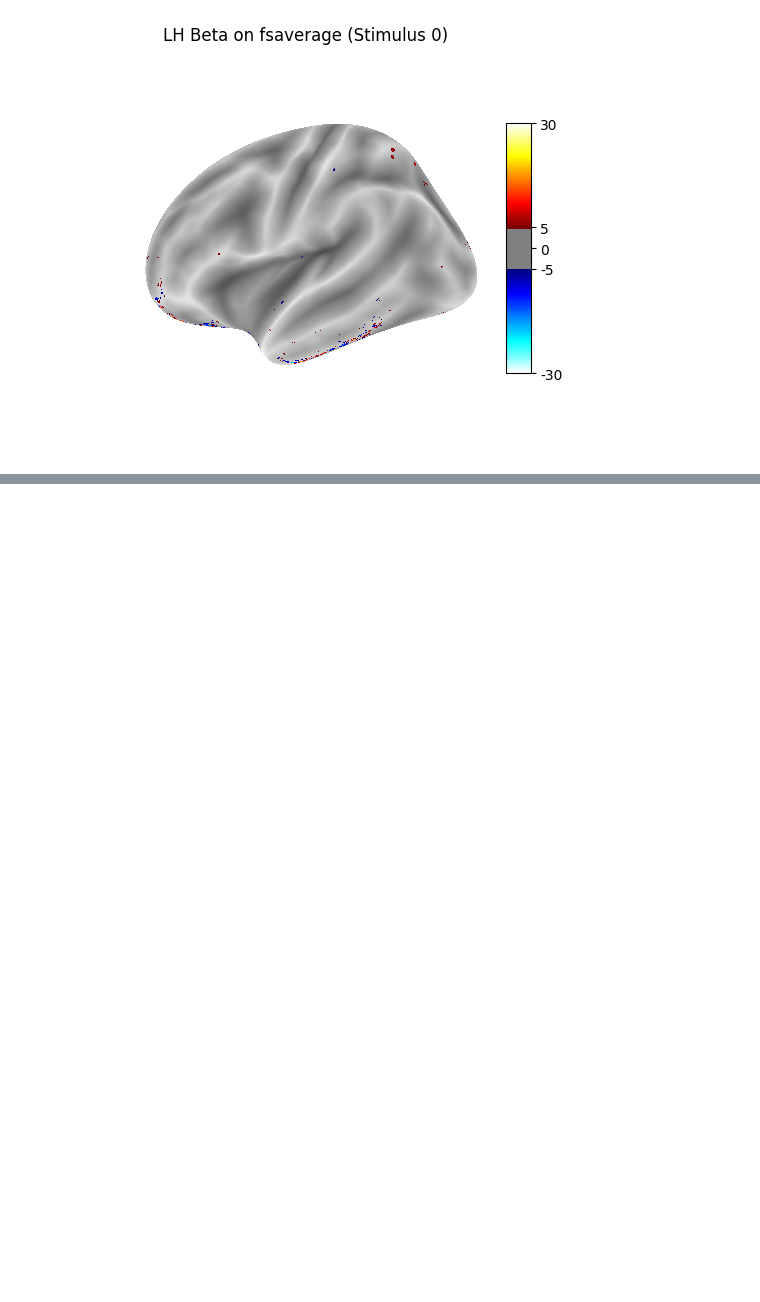
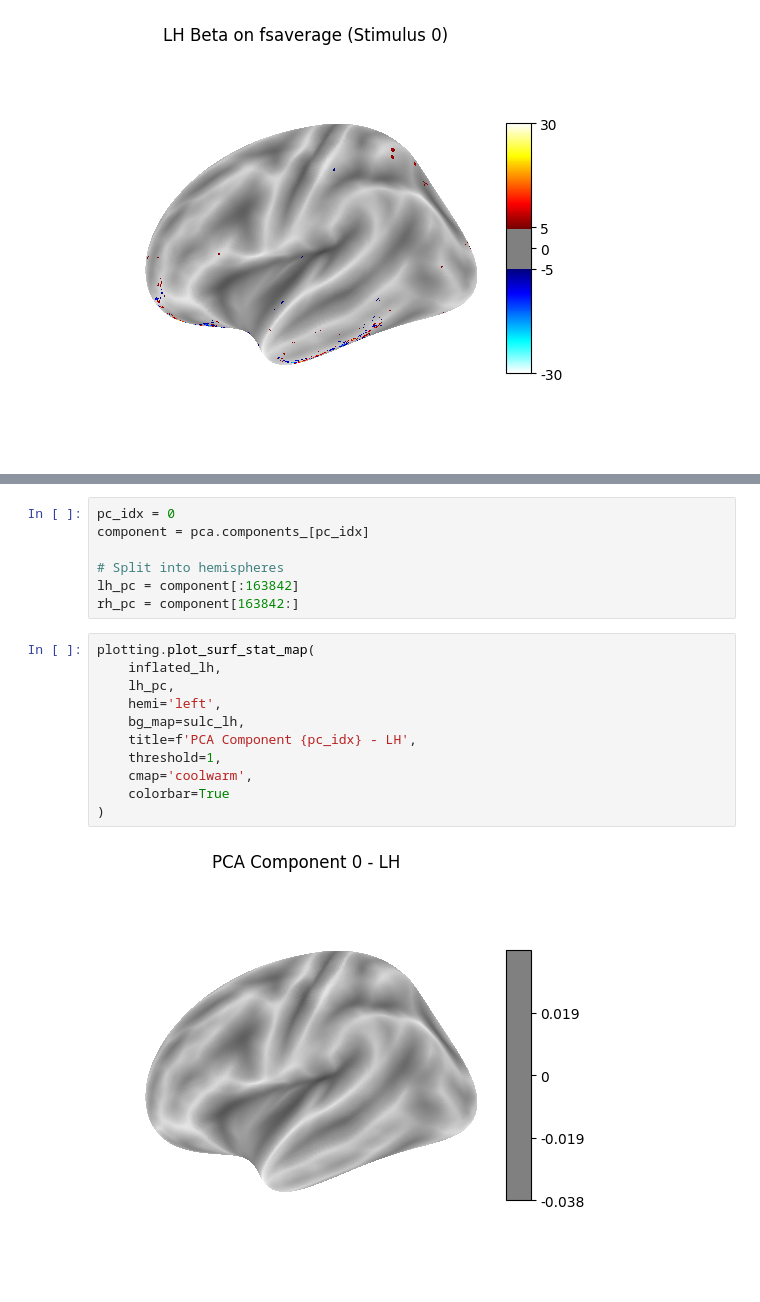
Before and after one commit to Precioux/Neuro4M, a Jupyter notebook: EDA.ipynb, the cells around one changed output, grey strips where cells are left out. Cells and saved outputs as stored; diff of their text form; blank space fills up the shorter version.

```diff
--- a/EDA.ipynb
+++ b/EDA.ipynb
@@ -159,0 +235,20 @@ plotting.plot_surf_stat_map(
+# %%
+pc_idx = 0
+component = pca.components_[pc_idx]
+
+# Split into hemispheres
+lh_pc = component[:163842]
+rh_pc = component[163842:]
+# %%
+plotting.plot_surf_stat_map(
+    inflated_lh,
+    lh_pc,
+    hemi='left',
+    bg_map=sulc_lh,
+    title=f'PCA Component {pc_idx} - LH',
+    threshold=1,
+    cmap='coolwarm',
+    colorbar=True
+)
+# %% [output]
+[figure, added]
```
Also changed, not shown: parts of 26 cells of this notebook, 27 other files.
